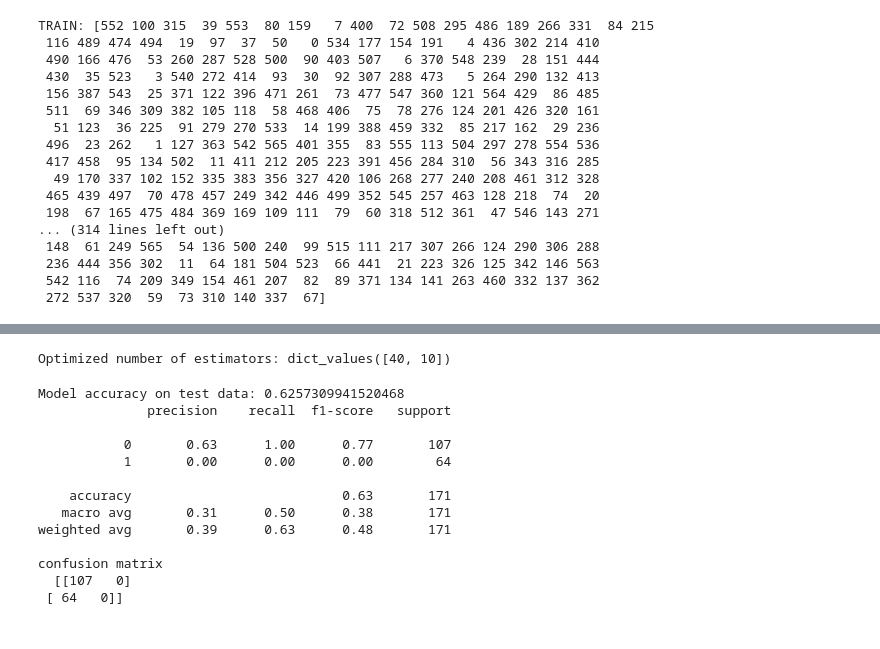
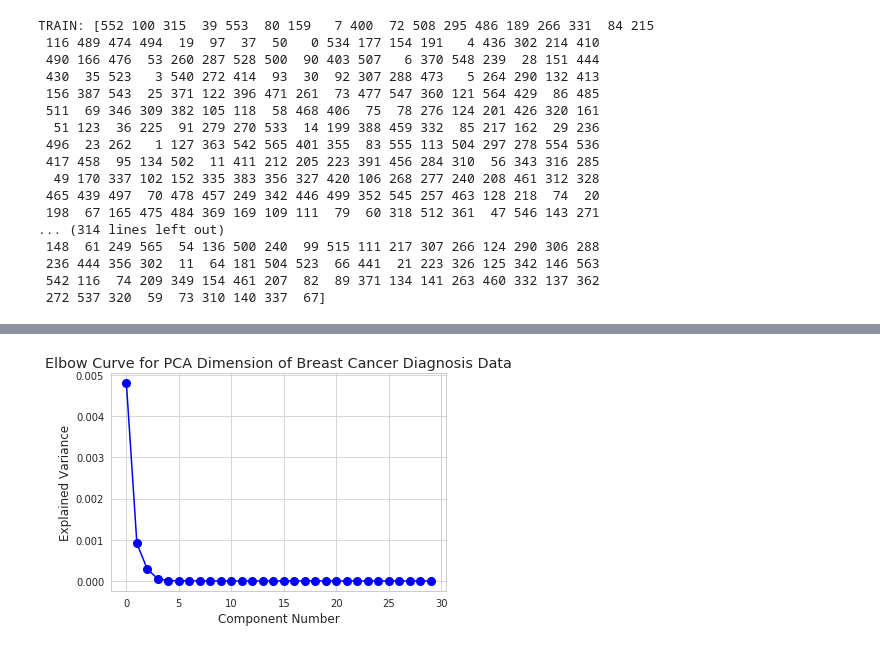
Before and after one commit to Ziyadelbanna/Datascience-in-Python, a Jupyter notebook: Breast Cancer Classifier/Breast_cancer_classifier.ipynb, the cells around one changed output, grey strips where cells are left out. Saved outputs shown, nothing was run; the diff lists cells and outputs as text; code cells hidden in the pictures.

Commit message:
add classifier

```diff
--- a/Breast Cancer Classifier/Breast_cancer_classifier.ipynb
+++ b/Breast Cancer Classifier/Breast_cancer_classifier.ipynb
@@ -442,53 +127,15 @@ array([[100,   7],
-# %%
-from sklearn.ensemble import AdaBoostClassifier
-from sklearn.model_selection import GridSearchCV
-
-DTC = DecisionTreeClassifier(random_state = 11, max_features = "auto",max_depth = None)
-# Parameters
-ADA_params = {'learning_rate': [20,30,40,50] ,'n_estimators':[10,50,100,200]}
-
-# Instantiate RFC
-ADA_2 = AdaBoostClassifier(base_estimator = DTC)
-
-# Instantiate gridsearch using RFC model and dictated parameters
-ADA_2_grid = GridSearchCV(ADA_2, ADA_params,scoring = 'roc_auc')
-
-# Fit model to training data
-ADA_2_grid.fit(X_train_norm, y_train)
-
-# Print best parameters
-print('Optimized number of estimators: {}'.format(ADA_2_grid.best_params_.values()))
-# %% [output]
-Optimized number of estimators: dict_values([40, 10])
-# %%
-# Train RFC on whole training set
-
-# Instantiate RFC with optimal parameters
-ADA_3 = AdaBoostClassifier(learning_rate=40, n_estimators=10)
-
-# Fit RFC to training data
-ADA_3.fit(X_train_norm, y_train)
-
-# Predict on training data using fitted RFC
-
-# Evalaute RFC with test data
-ADA_3_predicted = ADA_3.predict(X_test_norm)
-print('Model accuracy on test data: {}'.format(accuracy_score(y_test, ADA_3_predicted)))
-print(classification_report(y_test, ADA_3_predicted))
-
-cm = confusion_matrix( y_test , ADA_3_predicted)
-print('confusion matrix\n ',cm)
-# %% [output]
-Model accuracy on test data: 0.6257309941520468
-              precision    recall  f1-score   support
-
-           0       0.63      1.00      0.77       107
-           1       0.00      0.00      0.00        64
-
-    accuracy                           0.63       171
-   macro avg       0.31      0.50      0.38       171
-weighted avg       0.39      0.63      0.48       171
-
-confusion matrix
-  [[107   0]
- [ 64   0]]
+# %%
+pca_var = PCA()
+
+# Fit PCA to training data
+pca_var.fit(X_test_norm)
+
+# Visualize explained variance with an increasing number of components
+plt.plot(pca_var.explained_variance_, 'bo-', markersize=8)
+plt.title("Elbow Curve for PCA Dimension of Breast Cancer Diagnosis Data")
+plt.ylabel('Explained Variance')
+plt.xlabel('Component Number')
+sns.set_style("whitegrid")
+plt.show()
+# %% [output]
+[figure, added]
```
Also changed, not shown: parts of 33 cells of this notebook, 2 other files.
